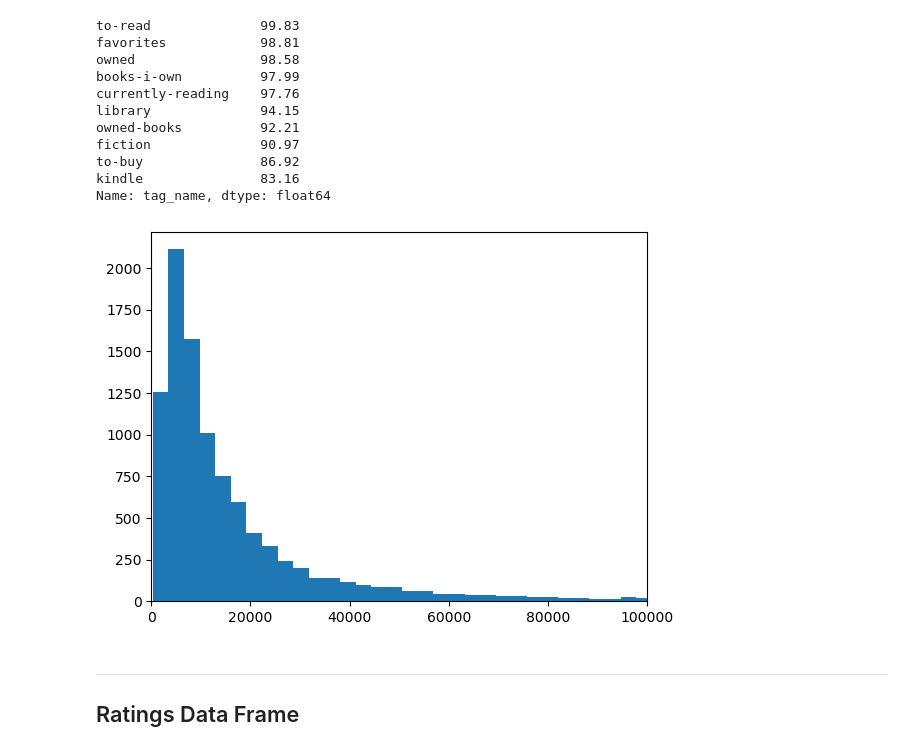
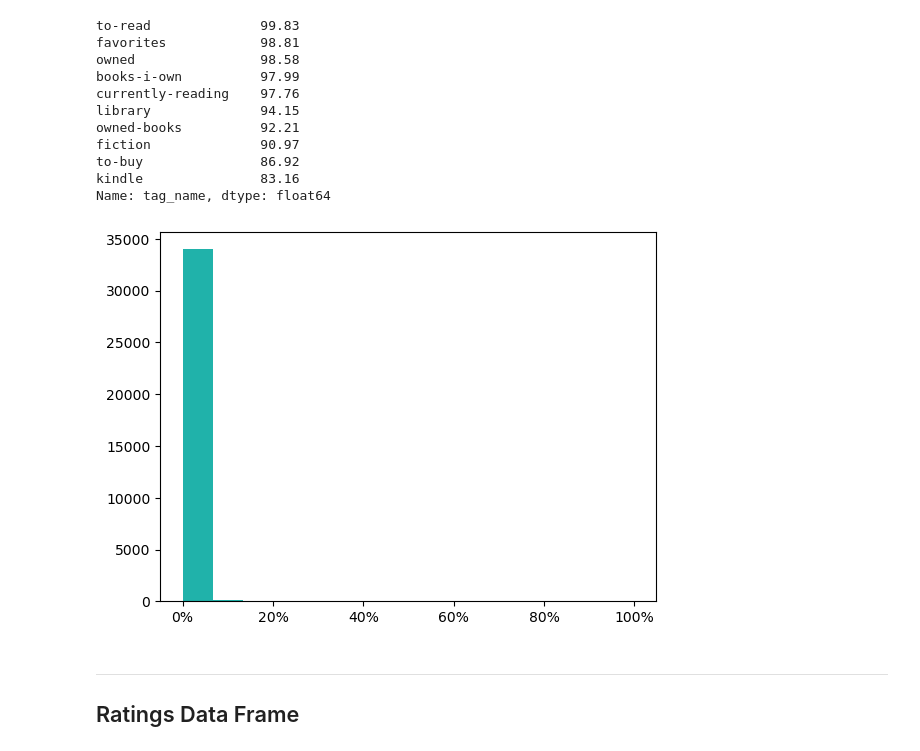
Before and after one commit to CamelSal/BookRecommender, a Jupyter notebook: CapstoneEDA.ipynb, the cells around one changed output. Drawn from its saved outputs; the diff is of its cells as text; code cells hidden in the pictures.

```diff
--- a/CapstoneEDA.ipynb
+++ b/CapstoneEDA.ipynb
@@ -510,11 +511,14 @@ to-buy               86.92
 kindle               83.16
 Name: tag_name, dtype: float64
 # %%
-plt.hist(book_tags_df2[['title','count']].groupby(['title']).sum().values,bins =250)
-plt.xlim(0,100000)
+plt.tiitle('Distribution of Tags')
+
+plt.hist(popul_tags,bins =15,color = 'lightseagreen')
+plt.xticks([0,20,40,60,80,100],['0%','20%','40%','60%','80%','100%'])
+
 plt.show()
 # %% [output]
-[figure, old version]
+[figure, new version]
 # %% [markdown]
 ---
 ## Ratings Data Frame <a class="anchor" id="part-4"></a>
```
Also changed, not shown: parts of 3 cells of this notebook.
